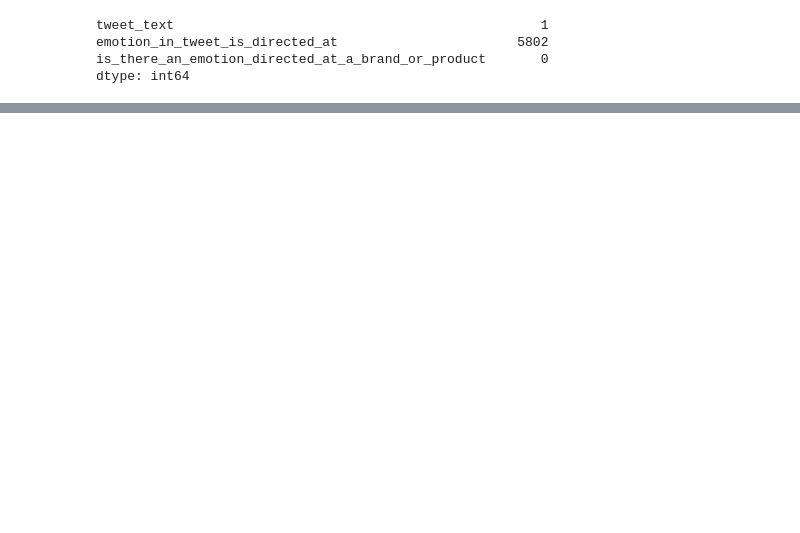
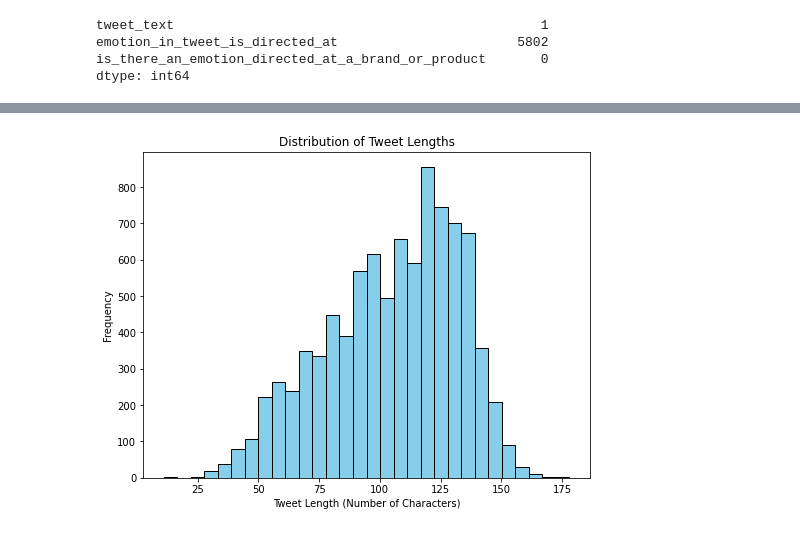
Before and after one commit to engige/NLP_Twitter_Sentiment_Analysis, a Jupyter notebook: notebooks/tabitha.ipynb, the cells around one changed output, grey strips where cells are left out. Drawn from its saved outputs; the diff is of its cells as text; code cells hidden in the pictures; blank space fills up the shorter version.

```diff
--- a/notebooks/tabitha.ipynb
+++ b/notebooks/tabitha.ipynb
@@ -49,0 +72,13 @@ tweet_data.shape
+# %%
+# Analyze the text length by calculating the number of characters in each tweet
+tweet_lengths = tweet_data['tweet_text'].str.len()
+
+# Plot the distribution of tweet lengths
+plt.figure(figsize=(8, 6))
+plt.hist(tweet_lengths, bins=30, color='skyblue', edgecolor='black')
+plt.title('Distribution of Tweet Lengths')
+plt.xlabel('Tweet Length (Number of Characters)')
+plt.ylabel('Frequency')
+plt.show()
+# %% [output]
+[figure, added]
```
Also changed, not shown: parts of 17 cells of this notebook.
